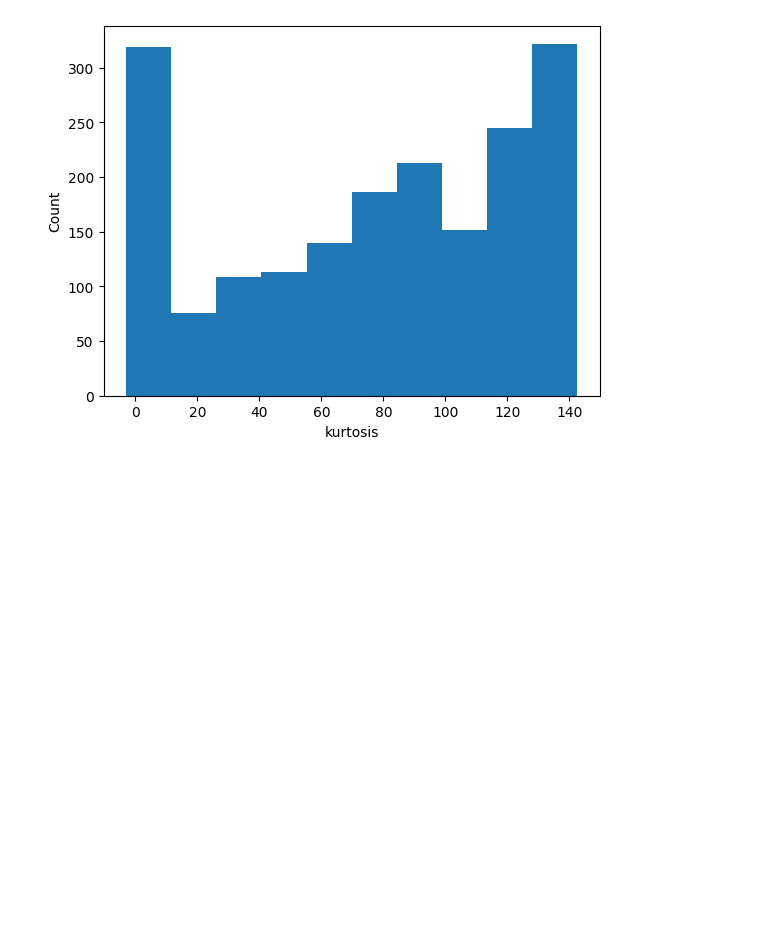
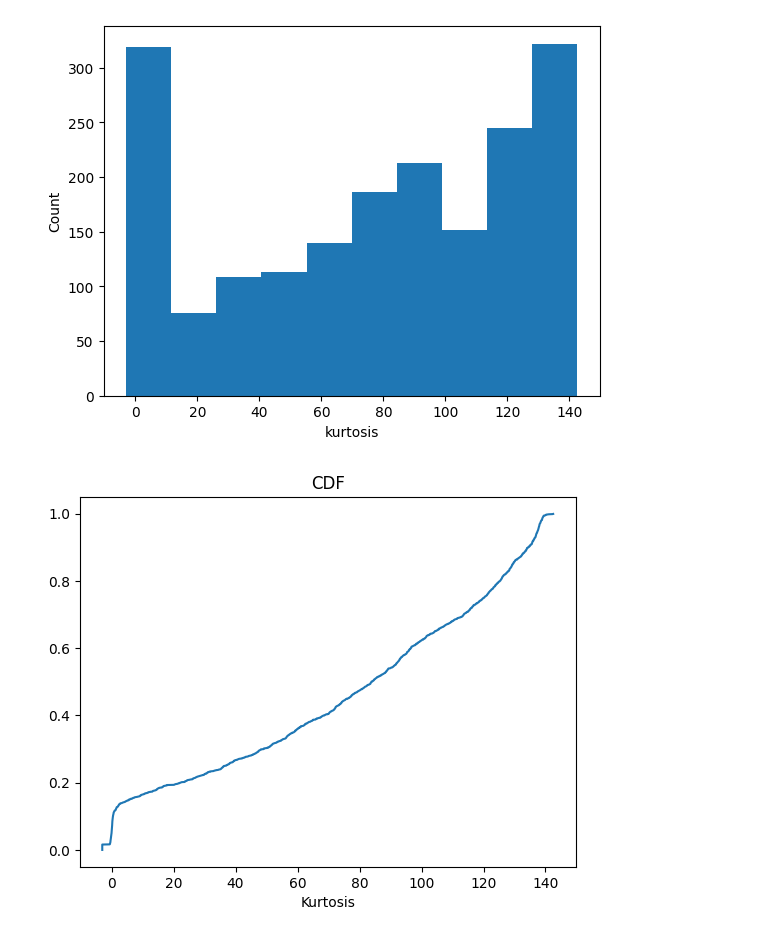
Before and after one commit to siemdejong/skinstression, a Jupyter notebook: notebooks/19-sjg-kurtosis.ipynb, the cells around one changed output. Cells and saved outputs as stored; diff of their text form; code cells hidden in the pictures; blank space fills up the shorter version.

Commit message:
add kurtosis cdf

```diff
--- a/notebooks/19-sjg-kurtosis.ipynb
+++ b/notebooks/19-sjg-kurtosis.ipynb
@@ -35,6 +35,15 @@ plt.xlabel("kurtosis")
 plt.show()
 # %% [output]
 [figure]
+# %%
+# CDF is the probability that Kurtosis will take a value <= Kurtosis.
+# Handy to see how many slices have a specific kurtosis or lower.
+plt.plot(np.sort(h), np.array(range(len(h))) / len(h))
+plt.title("CDF")
+plt.xlabel("Kurtosis")
+plt.show()
+# %% [output]
+[figure, added]
 # %%
 for i in range(62):
     try:
```
